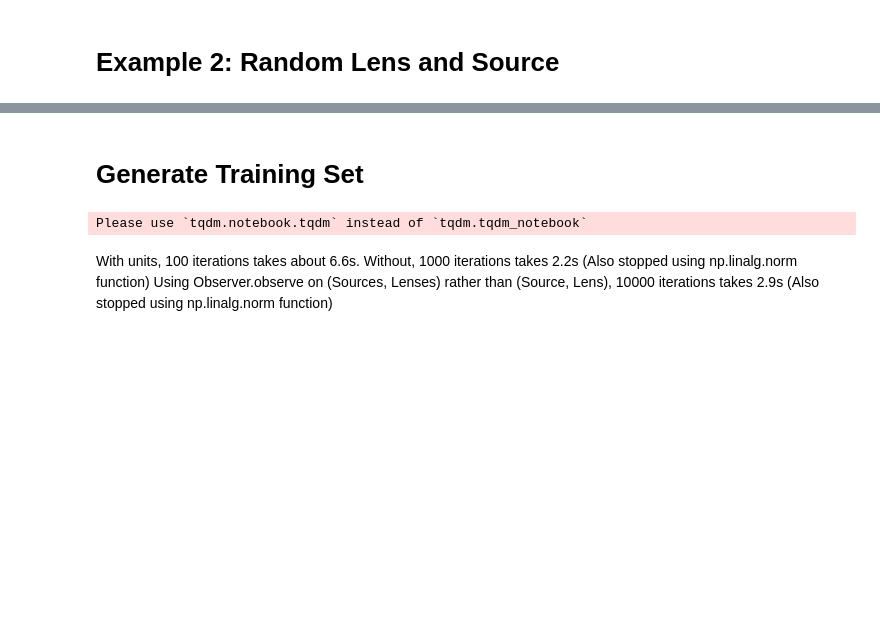
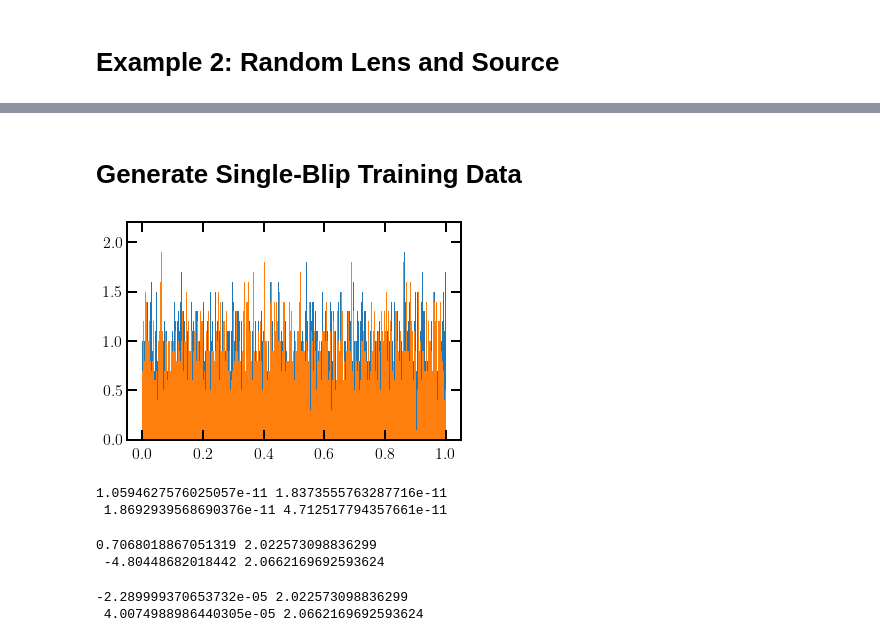
Before and after one commit to gridgway/Astrometric_TSeries_ML, a Jupyter notebook: ForwardModel.ipynb, the cells around one changed output, grey strips where cells are left out. Saved outputs shown, nothing was run; the diff lists cells and outputs as text; code cells hidden in the pictures; blank space fills up the shorter version.

```diff
--- a/ForwardModel.ipynb
+++ b/ForwardModel.ipynb
@@ -231,2 +231,2 @@ plt.legend()
 # %% [markdown]
-# Generate Training Set
+# Generate Single-Blip Training Data
@@ -236,8 +233,10 @@ N_t=10000
+# %%
+N_t = int(1e4)
+N_o = 20
+t_obs = 5
+dt = t_obs/N_o
 # %%
-%%prun
-
-# All data in micro-arcseconds
-Tset = np.zeros((N_t, N_o, 2))
+%autoreload
 
 # Set the impact parameter scale to something smaller to get
 # more of a signal
@@ -251,31 +250,62 @@ v_esc = lt.v_esc
 if units:
     v_esc = v_esc * u.kpc/u.yr
 
-lenses = lt.Lenses()
-sources = lt.Sources()
+# lenses = lt.Lenses()
+# sources = lt.Sources()
 
-# Progress bar
-for i in tqdm(np.arange(N_t)):
-    lens, src = lt.sample(
-        'relative', scale=scale, observer=obs,
-        kind=kind, M=M_l, R=R_l, v_esc=v_esc
-    )
+# # Progress bar
+# for i in tqdm(np.arange(N_t)):
+#     lens, src = lt.sample(
+#         'relative', scale=scale, observer=obs,
+#         kind=kind, M=M_l, R=R_l, v_esc=v_esc
+#     )
 
-    lenses.append(lens)
-    sources.append(src)
+#     lenses.append(lens)
+#     sources.append(src)
 
 #     res_unlensed = obs.observe(src, N=N_o, dt=dt)
 #     res_lensed = obs.observe(src, lens, N=N_o, dt=dt)
 
 #     Tset[i] = np.array(res_lensed-res_unlensed)
 
+def inv_cdf(p):
+    return p
+
+lenses, sources = lt.sample('standard', N_t, scale,
+                            inv_cdf, obs, kind, M_l, R_l, 1, v_esc)
+
 Tset = (
     obs.observe(sources, lenses, N=N_o, dt=dt)  # Lensed images
-    - obs.observe(src, N=N_o, dt=dt)  # Unlensed images
-)
+    - obs.observe(sources, N=N_o, dt=dt)  # Unlensed images
+) * lt.rad_to_muas
-# %% [output]
-Please use `tqdm.notebook.tqdm` instead of `tqdm.tqdm_notebook`
-# %% [markdown]
-With units, 100 iterations takes about 6.6s.
-Without, 1000 iterations takes 2.2s (Also stopped using np.linalg.norm function)
-Using Observer.observe on (Sources, Lenses) rather than (Source, Lens), 10000 iterations takes 2.9s (Also stopped using np.linalg.norm function)
+# %%
+n = (lenses.x - obs.x) / lt.multinorm(lenses.x - obs.x)[:, np.newaxis]
+
+histo(lt.multinorm(lenses.x - obs.x))
+histo(np.sum((sources.x - lenses.x) * n, axis=1))
+# %% [output]
+[figure, added]
+# %%
+print(
+    np.mean(Tset[:,-1,0]), np.std(Tset[:,-1,0])/np.sqrt(N_t), '\n',
+    np.mean(Tset[:,-1,1]), np.std(Tset[:,-1,1])/np.sqrt(N_t)
+)
+# %% [output]
+1.0594627576025057e-11 1.8373555763287716e-11
+ 1.8692939568690376e-11 4.712517794357661e-11
+# %%
+print(
+    np.mean(Tset[:,-1,0]), np.std(Tset[:,-1,0])/np.sqrt(N_t), '\n',
+    np.mean(Tset[:,-1,1]), np.std(Tset[:,-1,1])/np.sqrt(N_t)
+)
+# %% [output]
+0.7068018867051319 2.022573098836299
+ -4.80448682018442 2.0662169692593624
+# %%
+print(
+    np.median(Tset[:,-1,0]), np.std(Tset[:,-1,0])/np.sqrt(N_t), '\n',
+    np.median(Tset[:,-1,1]), np.std(Tset[:,-1,1])/np.sqrt(N_t)
+)
+# %% [output]
+-2.289999370653732e-05 2.022573098836299
+ 4.0074988986440305e-05 2.0662169692593624
```
Also changed, not shown: parts of 16 cells of this notebook, 1 other file.
